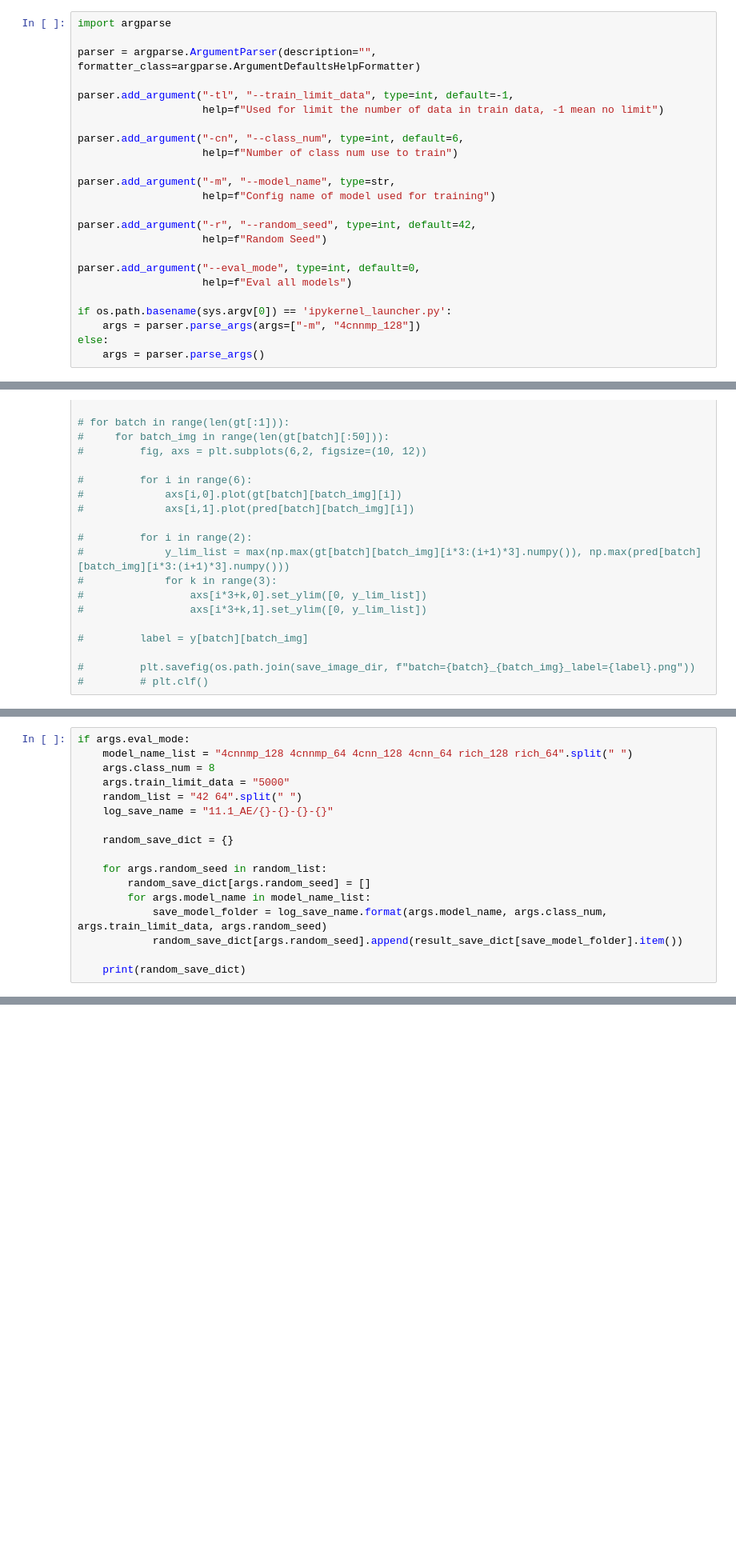
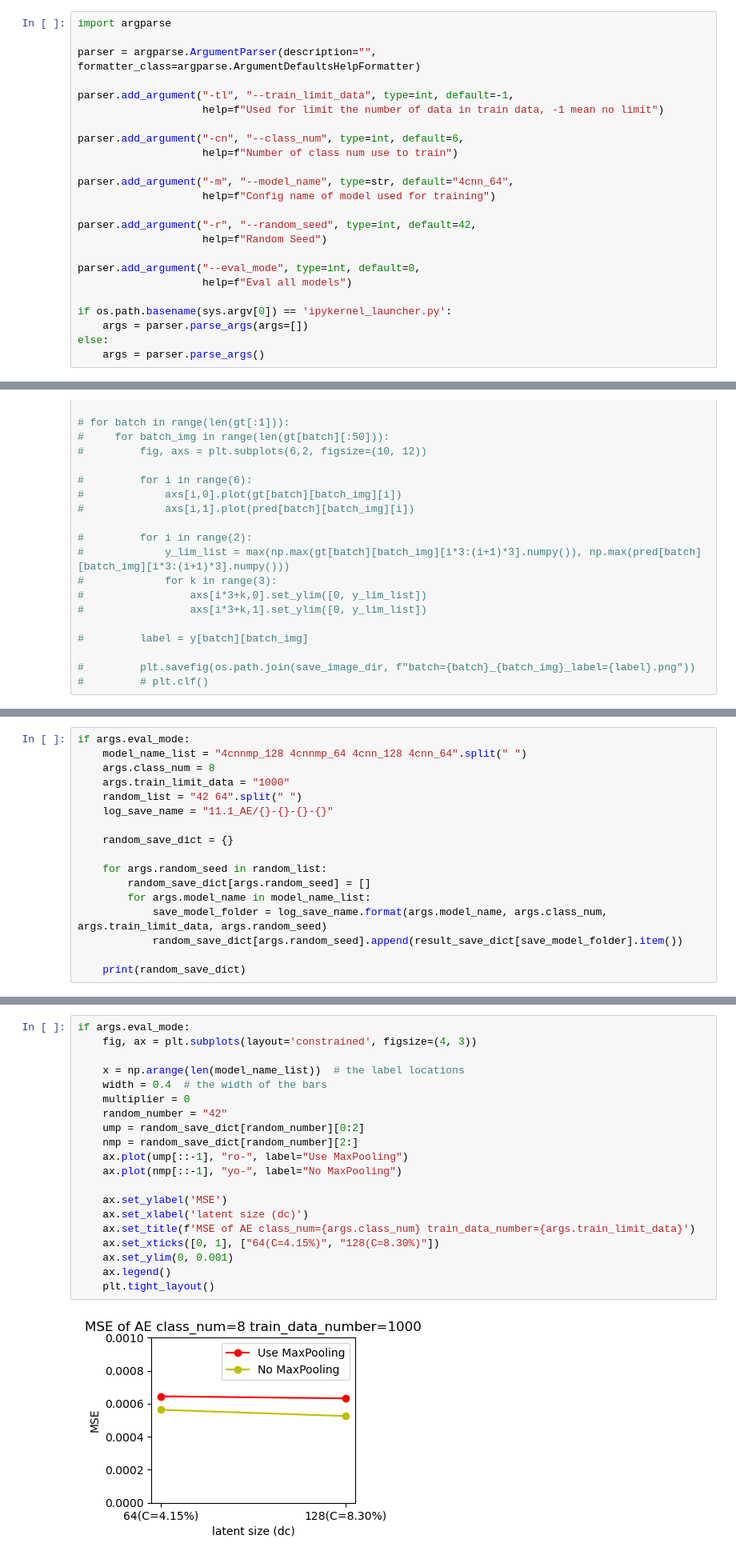
Before and after one commit to Tyern/HAR_AE, a Jupyter notebook: 11.1_AE_train_n_classes.ipynb, the cells around one changed output, grey strips where cells are left out. Shown at 80% size. Drawn from its saved outputs; the diff is of its cells as text; blank space fills up the shorter version.

```diff
--- a/11.1_AE_train_n_classes.ipynb
+++ b/11.1_AE_train_n_classes.ipynb
@@ -34,7 +34,7 @@ parser.add_argument("-tl", "--train_limit_data", type=int, default=-1,
 parser.add_argument("-cn", "--class_num", type=int, default=6,
                     help=f"Number of class num use to train")
 
-parser.add_argument("-m", "--model_name", type=str,
+parser.add_argument("-m", "--model_name", type=str, default="4cnn_64",
                     help=f"Config name of model used for training")
 
 parser.add_argument("-r", "--random_seed", type=int, default=42,
@@ -44,7 +44,7 @@ parser.add_argument("--eval_mode", type=int, default=0,
                     help=f"Eval all models")
 
 if os.path.basename(sys.argv[0]) == 'ipykernel_launcher.py':
-    args = parser.parse_args(args=["-m", "4cnnmp_128"])
+    args = parser.parse_args(args=[])
 else:
     args = parser.parse_args()
 # %%
@@ -238,8 +249,8 @@ LOCAL_RANK: 0 - CUDA_VISIBLE_DEVICES: [0,1]
 # %%
 if args.eval_mode:
-    model_name_list = "4cnnmp_128 4cnnmp_64 4cnn_128 4cnn_64 rich_128 rich_64".split(" ")
+    model_name_list = "4cnnmp_128 4cnnmp_64 4cnn_128 4cnn_64".split(" ")
     args.class_num = 8
-    args.train_limit_data = "5000"
+    args.train_limit_data = "1000"
     random_list = "42 64".split(" ")
     log_save_name = "11.1_AE/{}-{}-{}-{}"
 
@@ -278,3 +289,25 @@ if args.eval_mode:
+# %%
+if args.eval_mode:
+    fig, ax = plt.subplots(layout='constrained', figsize=(4, 3))
+
+    x = np.arange(len(model_name_list))  # the label locations
+    width = 0.4  # the width of the bars
+    multiplier = 0
+    random_number = "42"
+    ump = random_save_dict[random_number][0:2]
+    nmp = random_save_dict[random_number][2:]
+    ax.plot(ump[::-1], "ro-", label="Use MaxPooling")
+    ax.plot(nmp[::-1], "yo-", label="No MaxPooling")
+
+    ax.set_ylabel('MSE')
+    ax.set_xlabel('latent size (dc)')
+    ax.set_title(f'MSE of AE class_num={args.class_num} train_data_number={args.train_limit_data}')
+    ax.set_xticks([0, 1], ["64(C=4.15%)", "128(C=8.30%)"])
+    ax.set_ylim(0, 0.001)
+    ax.legend()
+    plt.tight_layout()
+# %% [output]
+[figure, added]
 # %%
 
 if args.eval_mode:
```
Also changed, not shown: parts of 4 cells of this notebook, 36 other files.
